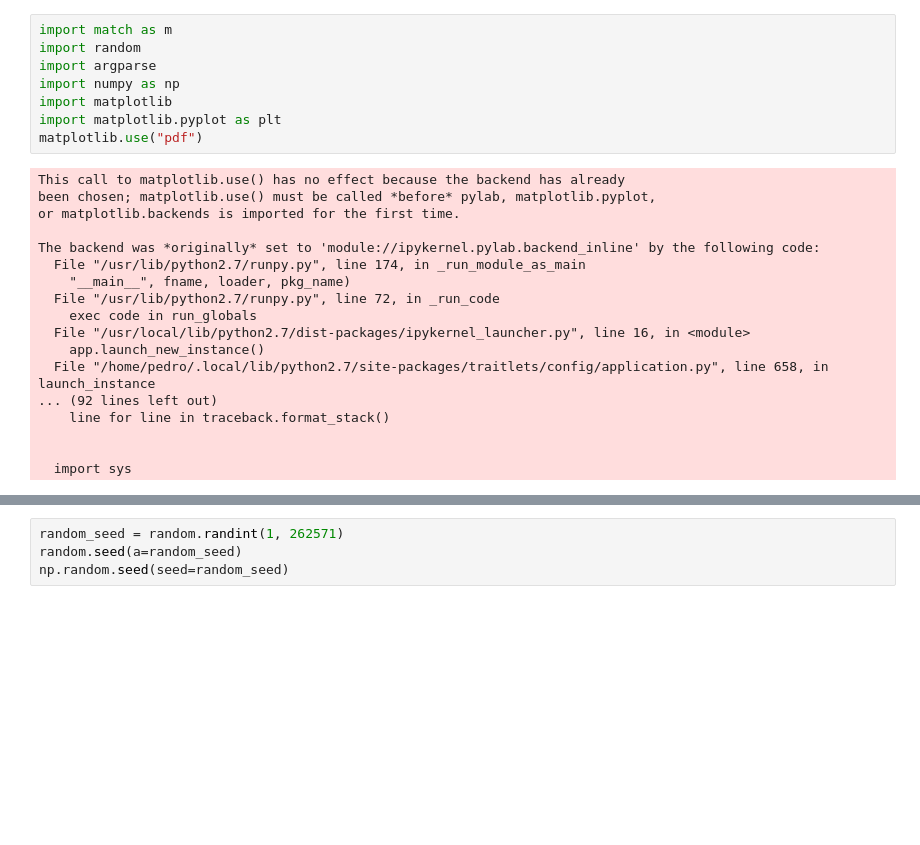
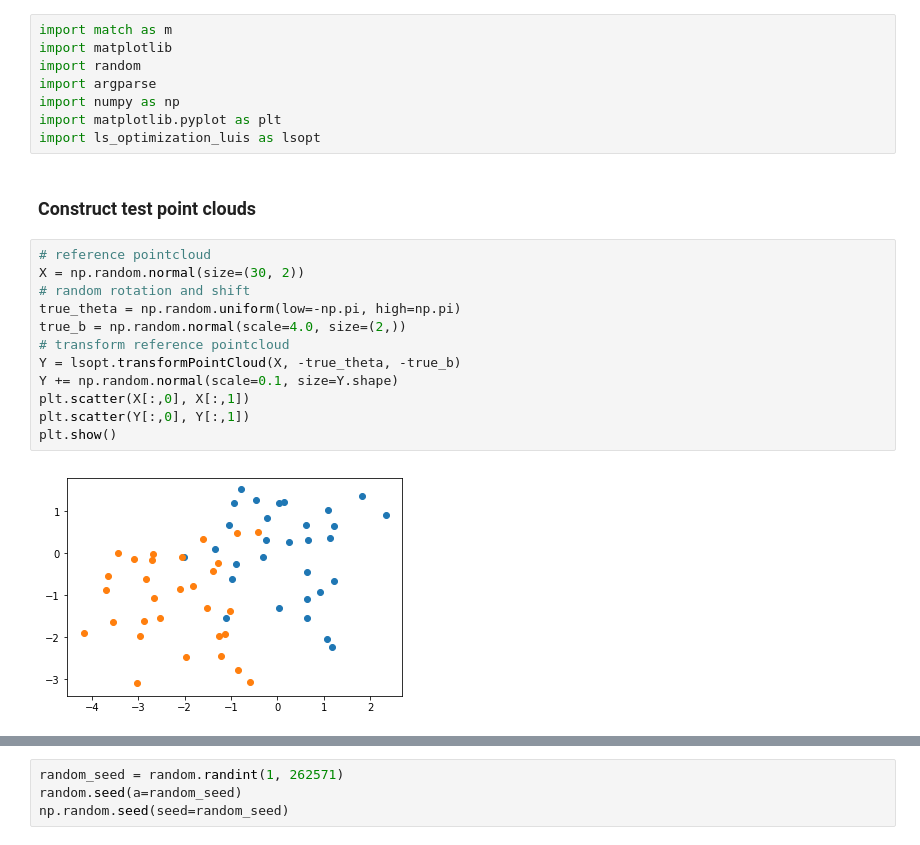
Before and after one commit to the-mikedavis/cuda, a Jupyter notebook: report.ipynb, the cells around one changed output, grey strips where cells are left out. Saved outputs shown, nothing was run; the diff lists cells and outputs as text; blank space fills up the shorter version.

```diff
--- a/report.ipynb
+++ b/report.ipynb
@@ -1,26 +30,24 @@
 # %%
 import match as m
+import matplotlib
 import random
 import argparse
 import numpy as np
-import matplotlib
 import matplotlib.pyplot as plt
-matplotlib.use("pdf")
+import ls_optimization_luis as lsopt
-# %% [output]
-This call to matplotlib.use() has no effect because the backend has already
-been chosen; matplotlib.use() must be called *before* pylab, matplotlib.pyplot,
-or matplotlib.backends is imported for the first time.
-
-The backend was *originally* set to 'module://ipykernel.pylab.backend_inline' by the following code:
-  File "/usr/lib/python2.7/runpy.py", line 174, in _run_module_as_main
-    "__main__", fname, loader, pkg_name)
-  File "/usr/lib/python2.7/runpy.py", line 72, in _run_code
-    exec code in run_globals
-  File "/usr/local/lib/python2.7/dist-packages/ipykernel_launcher.py", line 16, in <module>
-    app.launch_new_instance()
-  File "/home/pedro/.local/lib/python2.7/site-packages/traitlets/config/application.py", line 658, in launch_instance
-... (92 lines left out)
-    line for line in traceback.format_stack()
-
-
-  import sys
+# %% [markdown]
+### Construct test point clouds
+# %%
+# reference pointcloud
+X = np.random.normal(size=(30, 2))
+# random rotation and shift
+true_theta = np.random.uniform(low=-np.pi, high=np.pi)
+true_b = np.random.normal(scale=4.0, size=(2,))
+# transform reference pointcloud
+Y = lsopt.transformPointCloud(X, -true_theta, -true_b)
+Y += np.random.normal(scale=0.1, size=Y.shape)
+plt.scatter(X[:,0], X[:,1])
+plt.scatter(Y[:,0], Y[:,1])
+plt.show()
+# %% [output]
+[figure, added]
```
Also changed, not shown: parts of 18 cells of this notebook, 2 other files.
